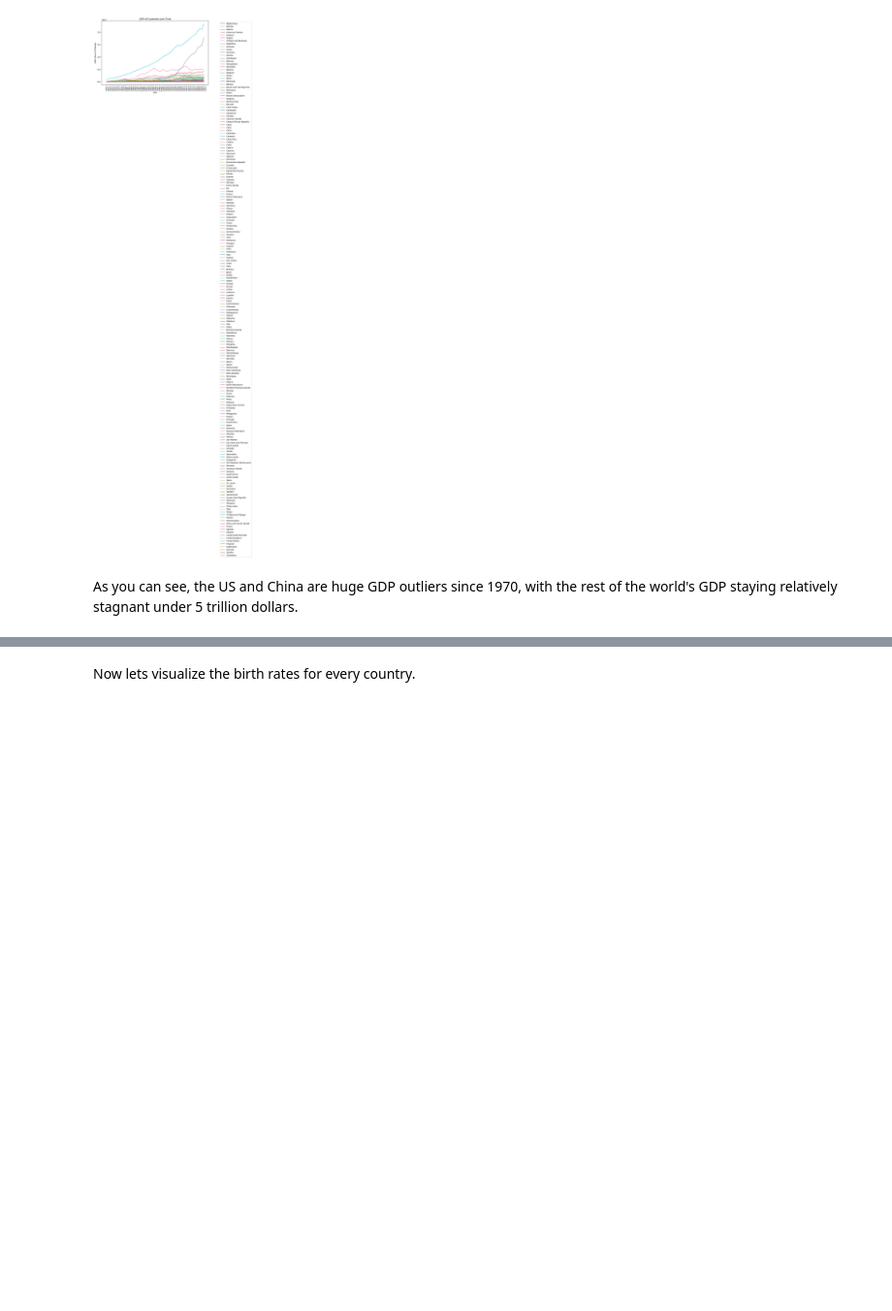
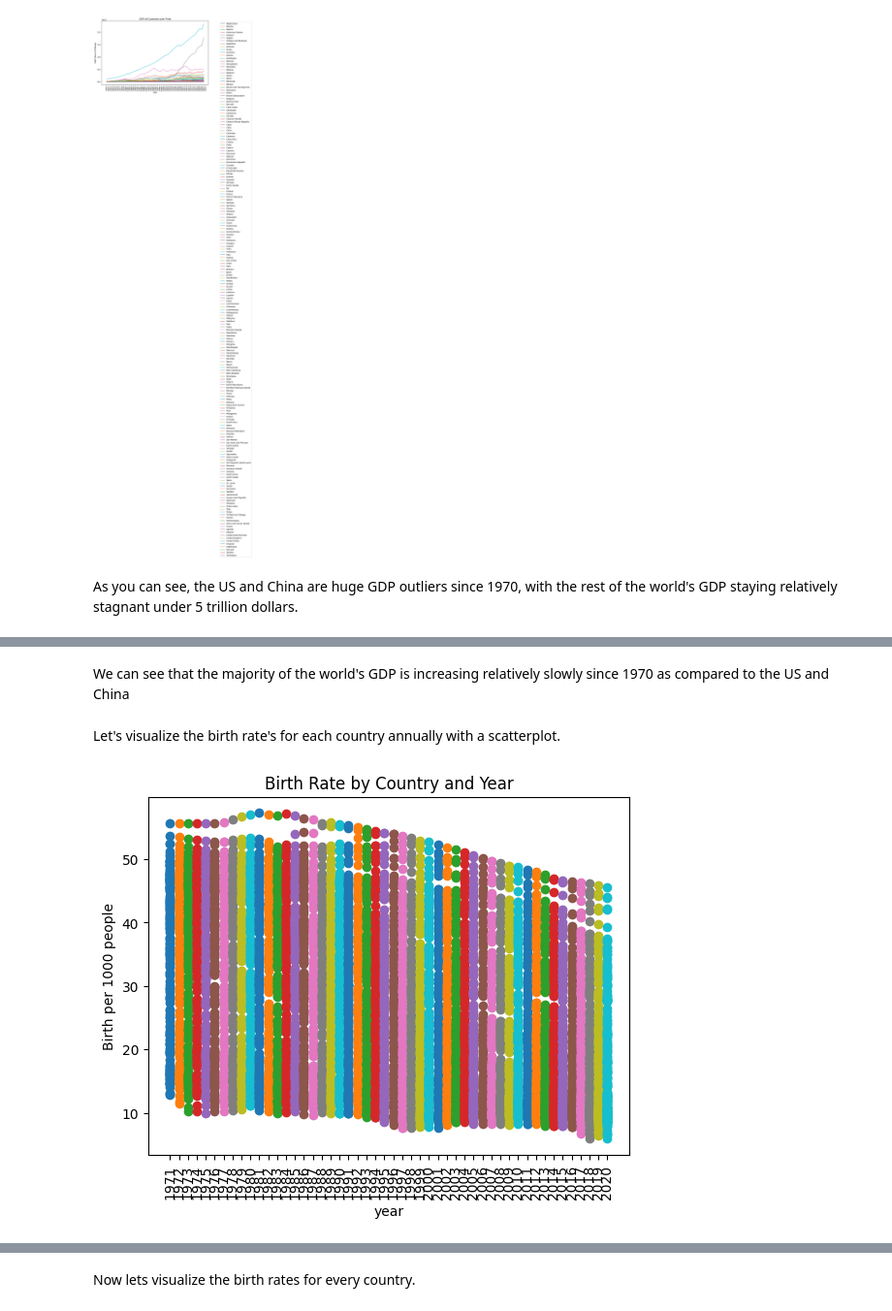
Before and after one commit to iglesias-johnluke/iglesias-johnluke.github.io, a Jupyter notebook: tutorial.ipynb, the cells around one changed output, grey strips where cells are left out. Shown at 97% size. Saved outputs shown, nothing was run; the diff lists cells and outputs as text; code cells hidden in the pictures; blank space fills up the shorter version.

```diff
--- a/tutorial.ipynb
+++ b/tutorial.ipynb
@@ -366,0 +372,31 @@ plt.show()
+# %% [markdown]
+We can see that the majority of the world's GDP is increasing relatively slowly
+since 1970 as compared to the US and China
+# %% [markdown]
+Let's visualize the birth rate's for each country annually with a
+scatterplot.
+# %%
+# Filter out rows with missing birth_rate values
+filtered_df = countryDF.dropna(subset=['birth_rate'])
+
+# Group the data by year
+grouped_df = filtered_df.groupby('year')
+
+# Create a scatterplot for each year
+for year, group in grouped_df:
+    plt.scatter(group['year'], group['birth_rate'], label=str(year))
+
+# Set the x-axis labels to rotate for better visibility
+plt.xticks(rotation=90)
+
+# Add labels and title to the plot
+plt.xlabel('year')
+plt.ylabel('Birth per 1000 people')
+plt.title('Birth Rate by Country and Year')
+
+
+
+# Show the plot
+plt.show()
+# %% [output]
+[figure, added]
```
Also changed, not shown: parts of 7 cells of this notebook.
